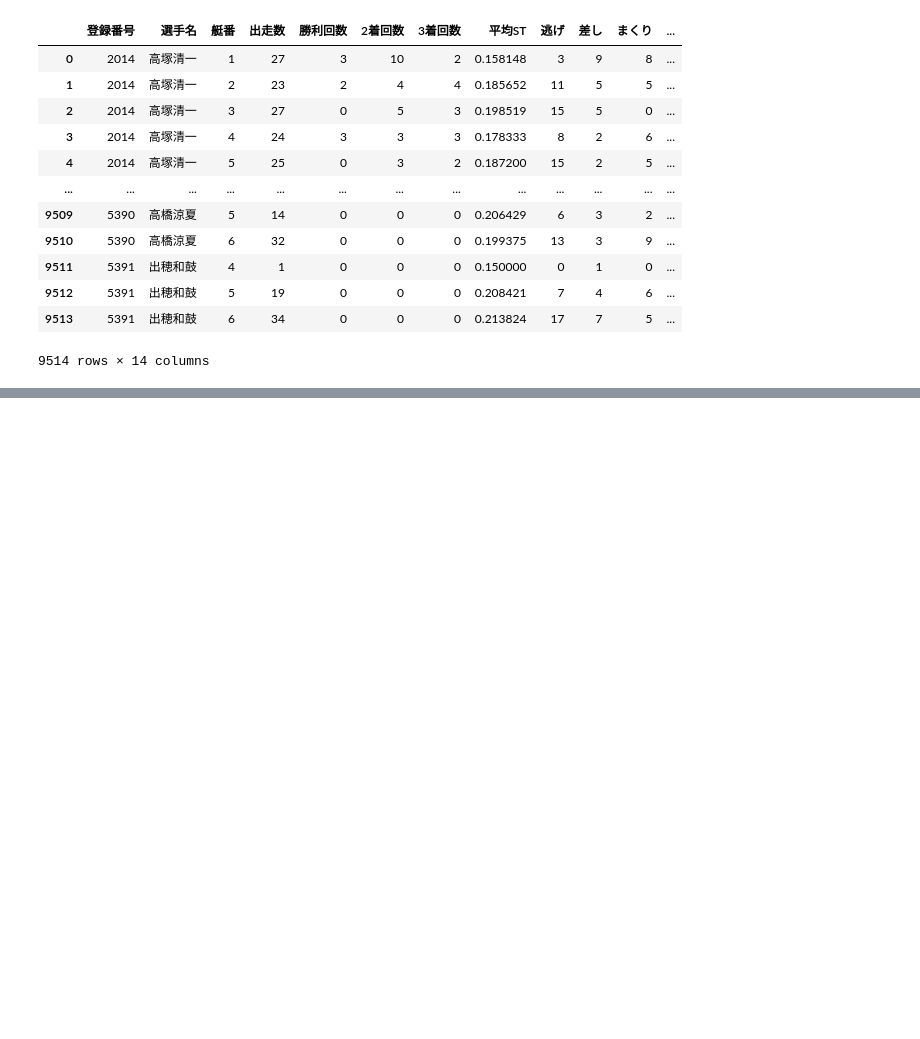
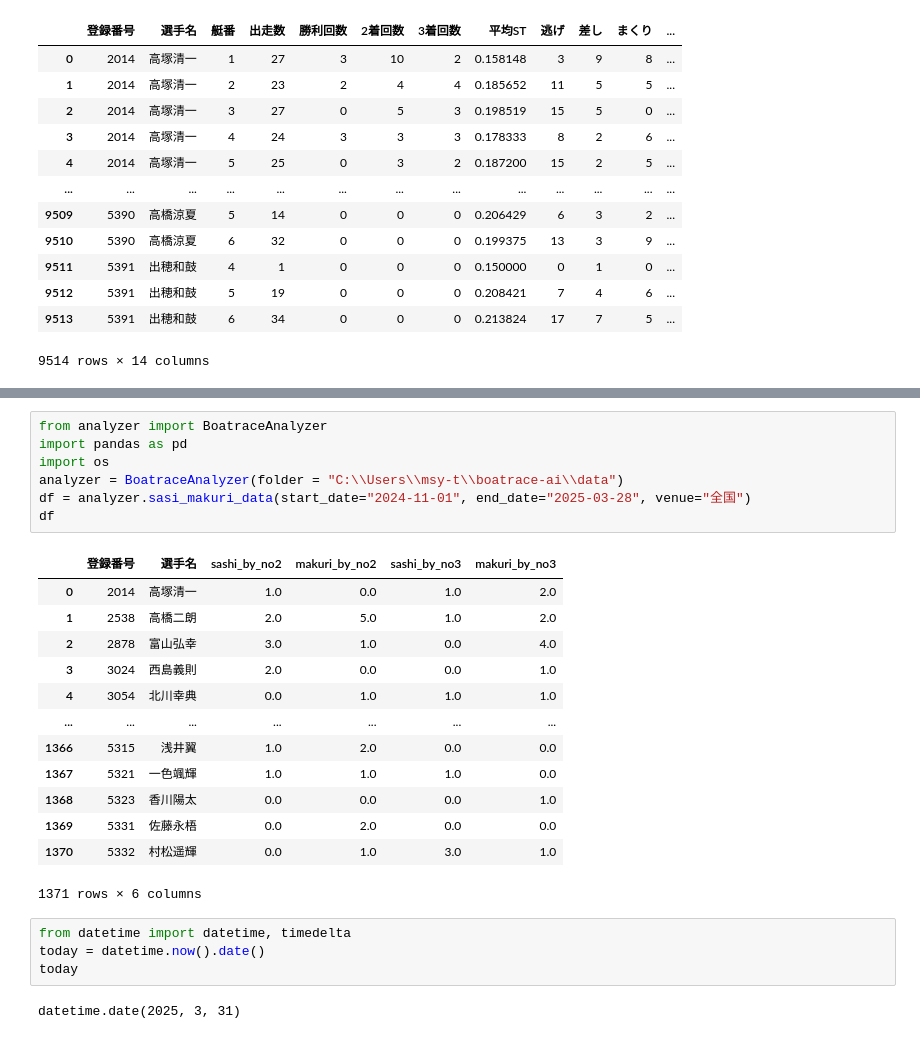
Before and after one commit to ru0108kf/boatrace-ai, a Jupyter notebook: scripts/boatrace_test.ipynb, the cells around one changed output, grey strips where cells are left out. Saved outputs shown, nothing was run; the diff lists cells and outputs as text; blank space fills up the shorter version.

```diff
--- a/scripts/boatrace_test.ipynb
+++ b/scripts/boatrace_test.ipynb
@@ -934,0 +1193,27 @@ result
+# %%
+from analyzer import BoatraceAnalyzer
+import pandas as pd
+import os
+analyzer = BoatraceAnalyzer(folder = "C:\\Users\\msy-t\\boatrace-ai\\data")
+df = analyzer.sasi_makuri_data(start_date="2024-11-01", end_date="2025-03-28", venue="全国")
+df
+# %% [output]
+|  | 登録番号 | 選手名 | sashi_by_no2 | makuri_by_no2 | sashi_by_no3 | makuri_by_no3 |
+| 0 | 2014 | 高塚清一 | 1.0 | 0.0 | 1.0 | 2.0 |
+| 1 | 2538 | 高橋二朗 | 2.0 | 5.0 | 1.0 | 2.0 |
+| 2 | 2878 | 富山弘幸 | 3.0 | 1.0 | 0.0 | 4.0 |
+| 3 | 3024 | 西島義則 | 2.0 | 0.0 | 0.0 | 1.0 |
+| 4 | 3054 | 北川幸典 | 0.0 | 1.0 | 1.0 | 1.0 |
+| ... | ... | ... | ... | ... | ... | ... |
+| 1366 | 5315 | 浅井翼 | 1.0 | 2.0 | 0.0 | 0.0 |
+| 1367 | 5321 | 一色颯輝 | 1.0 | 1.0 | 1.0 | 0.0 |
+| 1368 | 5323 | 香川陽太 | 0.0 | 0.0 | 0.0 | 1.0 |
+| 1369 | 5331 | 佐藤永梧 | 0.0 | 2.0 | 0.0 | 0.0 |
+| 1370 | 5332 | 村松遥輝 | 0.0 | 1.0 | 3.0 | 1.0 |
+1371 rows × 6 columns
+# %%
+from datetime import datetime, timedelta
+today = datetime.now().date()
+today
+# %% [output]
+datetime.date(2025, 3, 31)
```
Also changed, not shown: parts of 12 cells of this notebook, 11 other files.
